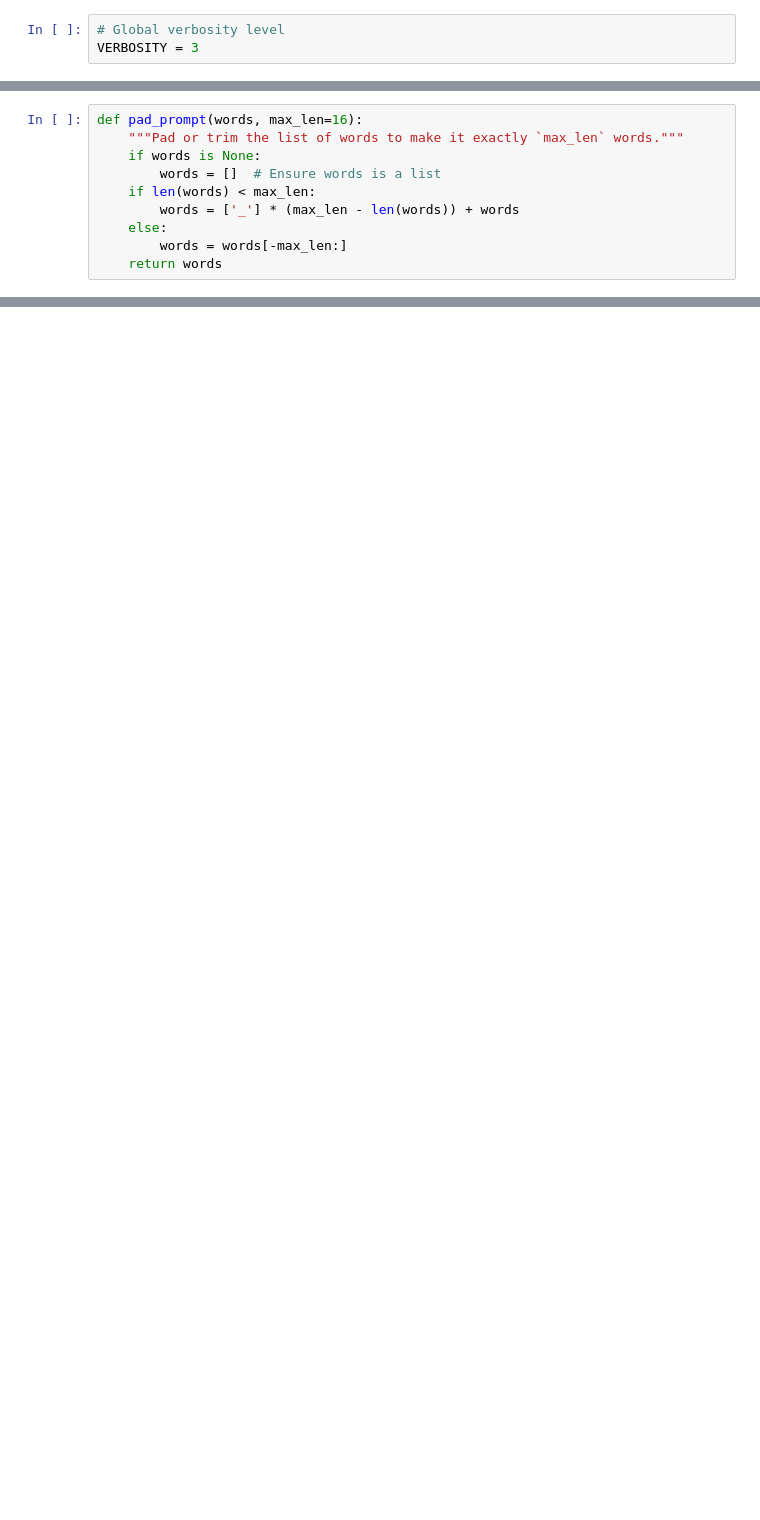
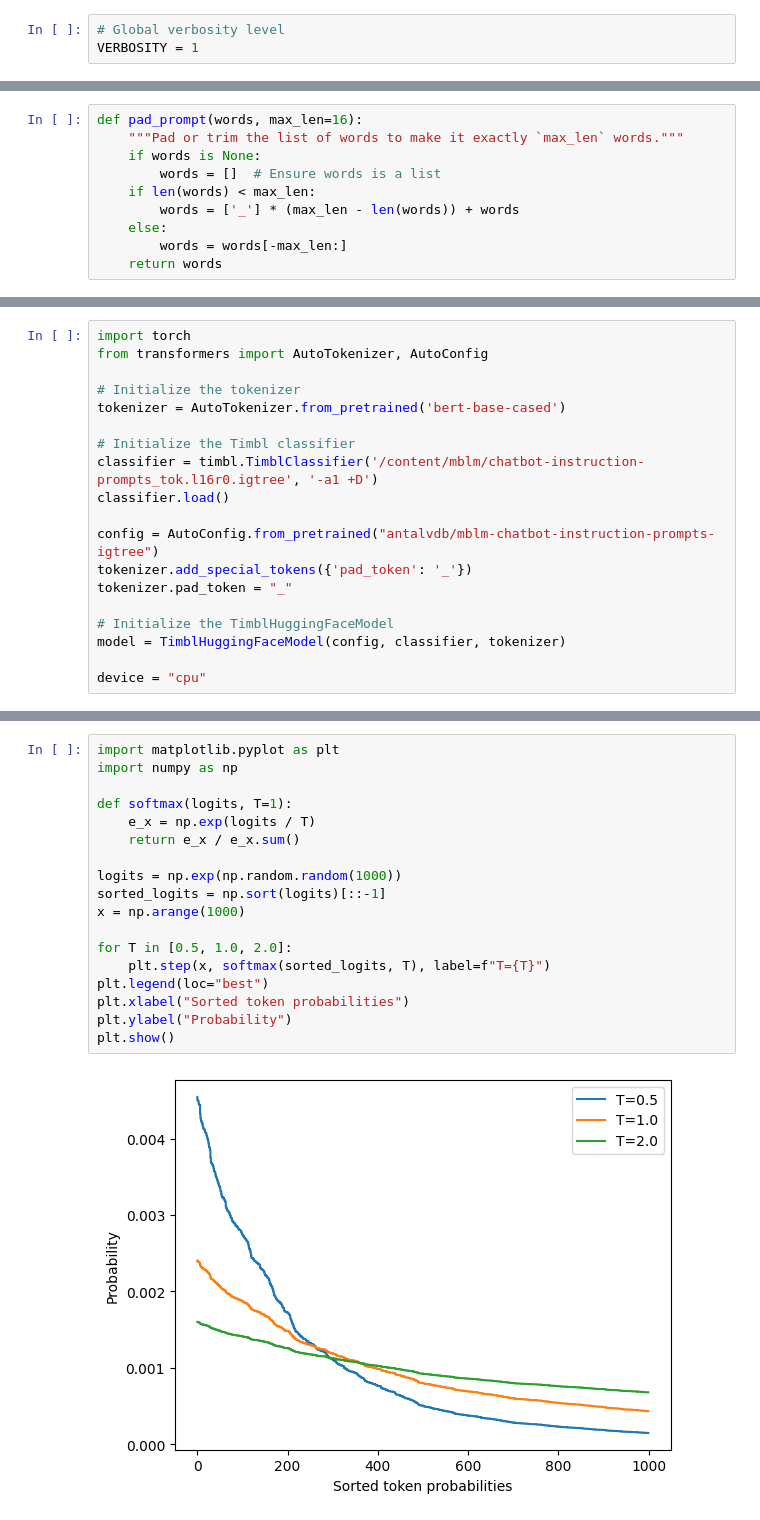
Before and after one commit to antalvdb/olifant, a Jupyter notebook: timbl_llm_hf.ipynb, the cells around one changed output, grey strips where cells are left out. Cells and saved outputs as stored; diff of their text form; blank space fills up the shorter version.

```diff
--- a/timbl_llm_hf.ipynb
+++ b/timbl_llm_hf.ipynb
@@ -132,6 +218,6 @@ Set a global verbosity level. A logging function `log()` sets different verbosit
 # %%
 # Global verbosity level
-VERBOSITY = 3
+VERBOSITY = 1
 # %%
 def log(message, level=1):
     """Logs a message if the verbosity level is sufficient."""
@@ -301,0 +236,19 @@ Generated text: Who wrote the bible? 6otu 1. include 6mel be Pro 6tens. Start th
+# %%
+import torch
+from transformers import AutoTokenizer, AutoConfig
+
+# Initialize the tokenizer
+tokenizer = AutoTokenizer.from_pretrained('bert-base-cased')
+
+# Initialize the Timbl classifier
+classifier = timbl.TimblClassifier('/content/mblm/chatbot-instruction-prompts_tok.l16r0.igtree', '-a1 +D')
+classifier.load()
+
+config = AutoConfig.from_pretrained("antalvdb/mblm-chatbot-instruction-prompts-igtree")
+tokenizer.add_special_tokens({'pad_token': '_'})
+tokenizer.pad_token = "_"
+
+# Initialize the TimblHuggingFaceModel
+model = TimblHuggingFaceModel(config, classifier, tokenizer)
+
+device = "cpu"
@@ -301,0 +464,20 @@ Generated text: Who wrote the bible? 6otu 1. include 6mel be Pro 6tens. Start th
+# %%
+import matplotlib.pyplot as plt
+import numpy as np
+
+def softmax(logits, T=1):
+    e_x = np.exp(logits / T)
+    return e_x / e_x.sum()
+
+logits = np.exp(np.random.random(1000))
+sorted_logits = np.sort(logits)[::-1]
+x = np.arange(1000)
+
+for T in [0.5, 1.0, 2.0]:
+    plt.step(x, softmax(sorted_logits, T), label=f"T={T}")
+plt.legend(loc="best")
+plt.xlabel("Sorted token probabilities")
+plt.ylabel("Probability")
+plt.show()
+# %% [output]
+[figure, added]
```
Also changed, not shown: parts of 36 cells of this notebook.
